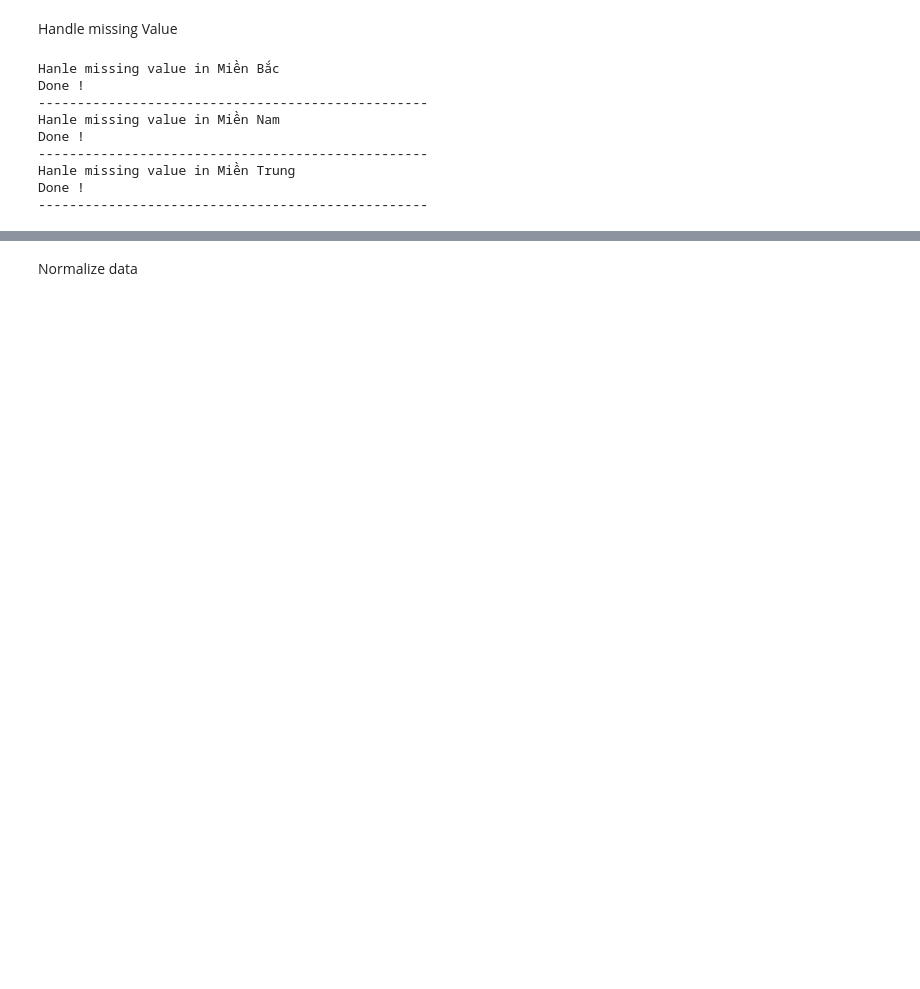
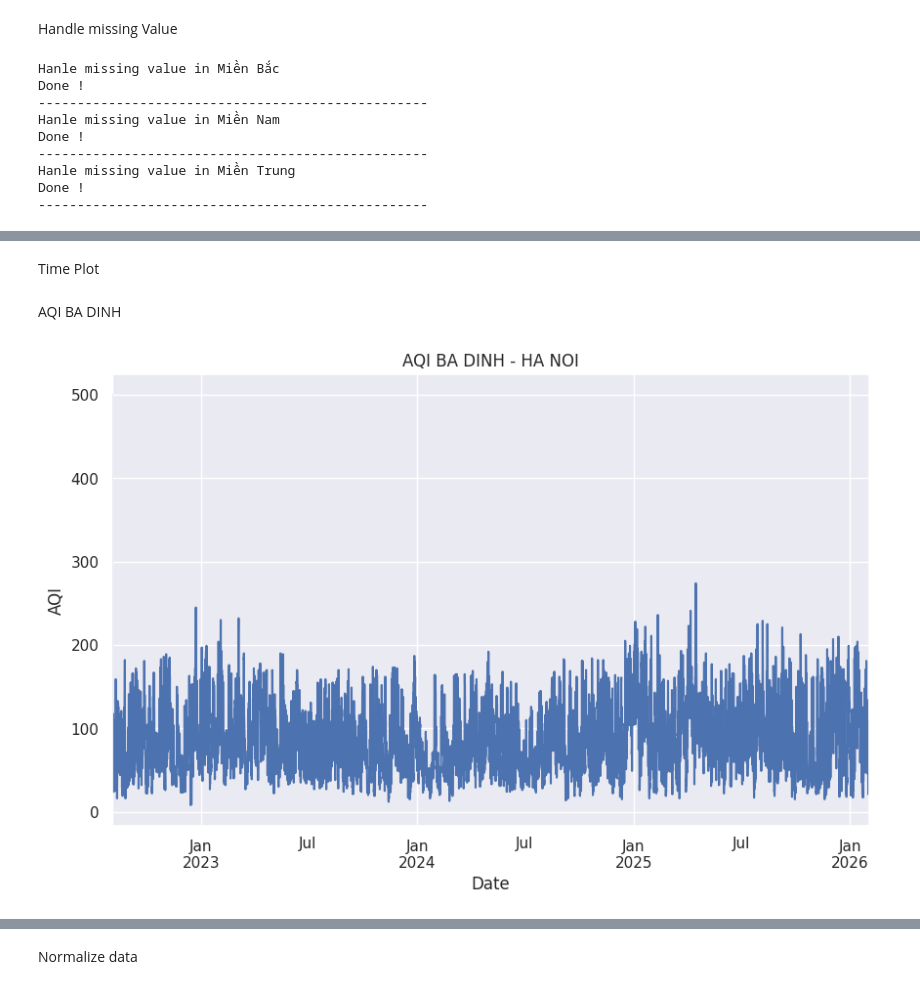
Before and after one commit to minhhao0/MMD_10_PTIT_2026, a Jupyter notebook: pollution-patern-analysis.ipynb, the cells around one changed output, grey strips where cells are left out. Saved outputs shown, nothing was run; the diff lists cells and outputs as text; code cells hidden in the pictures; blank space fills up the shorter version.

```diff
--- a/pollution-patern-analysis.ipynb
+++ b/pollution-patern-analysis.ipynb
@@ -435,0 +440,3 @@ Chỉ số: uv_index_clear_sky () Số giá trị thiếu: 0/5336928 Tỉ lệ:
+# %%
+hanoi_data=air_data_obj.northVN_dataAIR[air_data_obj.northVN_dataAIR['city']=='Ha Noi'][['district','city','aqi_h']].copy()
+hanoi_data_aqi=air_data_obj.aqi_northVN_daily[air_data_obj.aqi_northVN_daily['city']=='Ha Noi'][['district','city','aqi_daily']].copy()
@@ -435,0 +469,12 @@ Chỉ số: uv_index_clear_sky () Số giá trị thiếu: 0/5336928 Tỉ lệ:
+# %% [markdown]
+Time Plot
+# %% [markdown]
+AQI BA DINH
+# %%
+plt.figure(figsize=(10,6))
+hanoi_data[hanoi_data['district']=='Ba Dinh']['aqi_h'].plot(title="AQI BA DINH - HA NOI")
+plt.ylabel('AQI')
+plt.xlabel('Date')
+plt.show()
+# %% [output]
+[figure, added]
```
Also changed, not shown: parts of 48 cells of this notebook.
